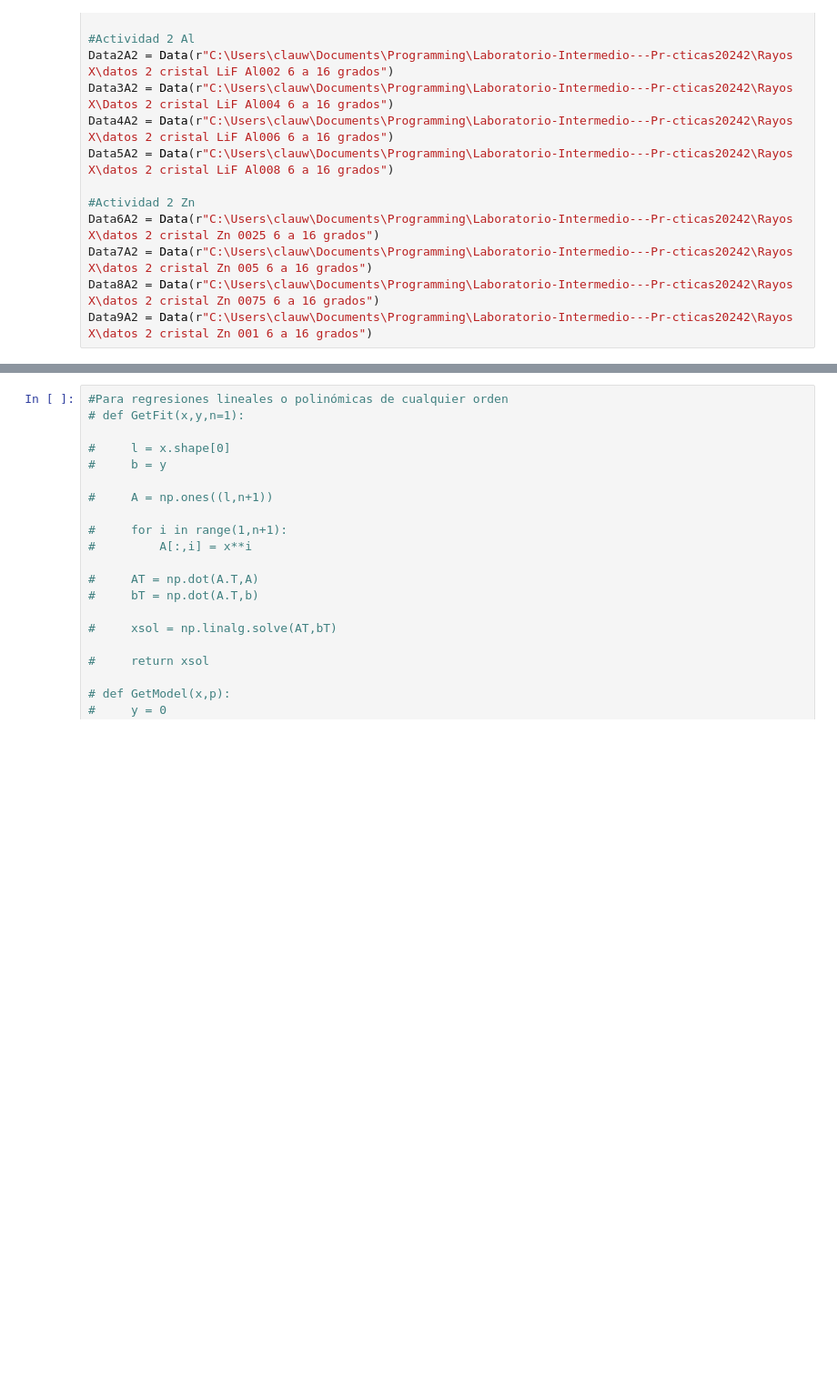
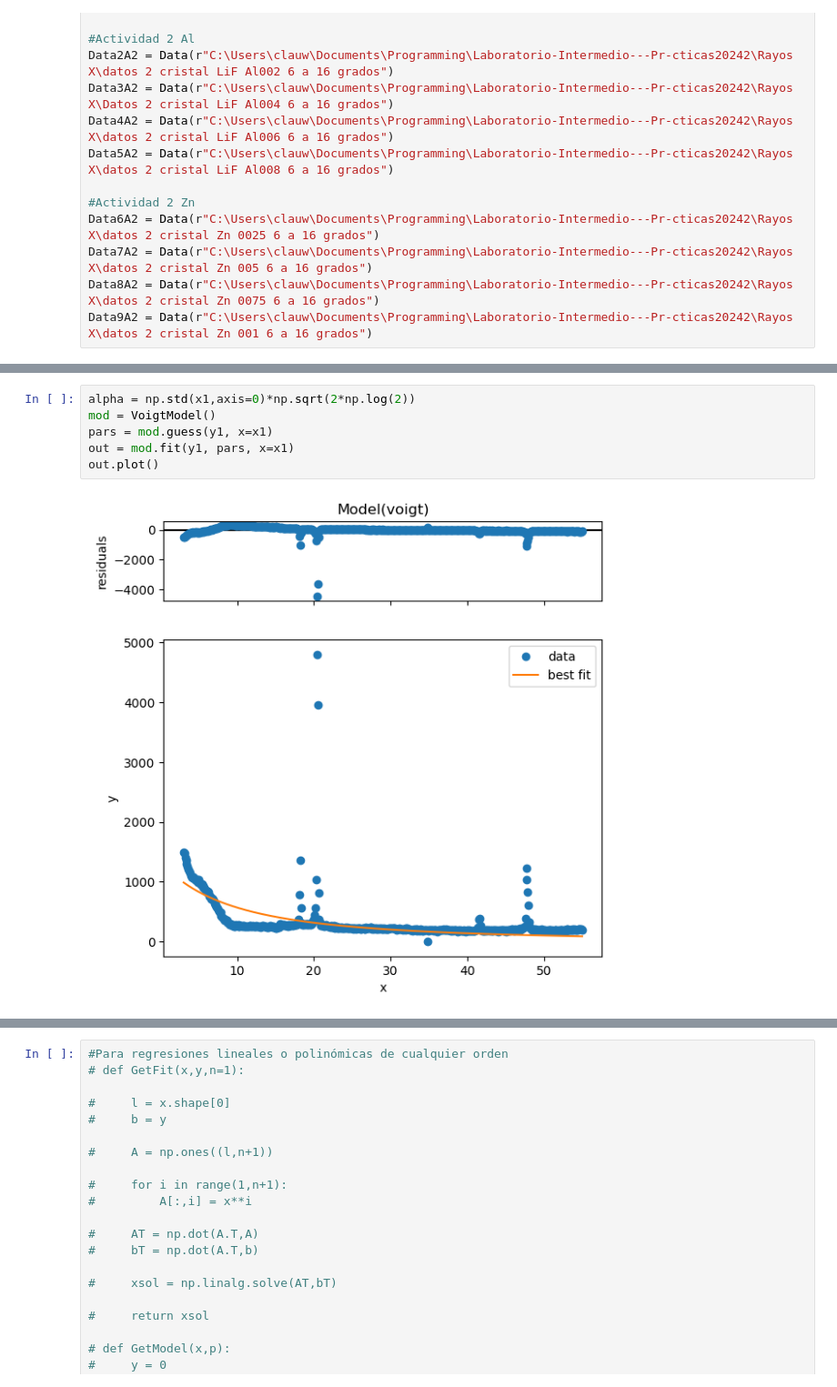
Before and after one commit to ccuellarn/Laboratorio-Intermedio---Pr-cticas20242, a Jupyter notebook: Rayos X/Rayos X.ipynb, the cells around one changed output, grey strips where cells are left out. Shown at 91% size. Drawn from its saved outputs; the diff is of its cells as text; blank space fills up the shorter version.

```diff
--- a/Rayos X/Rayos X.ipynb
+++ b/Rayos X/Rayos X.ipynb
@@ -36,0 +50,8 @@ Data9A2 = Data(r"C:\Users\clauw\Documents\Programming\Laboratorio-Intermedio---P
+# %%
+alpha = np.std(x1,axis=0)*np.sqrt(2*np.log(2))
+mod = VoigtModel()
+pars = mod.guess(y1, x=x1)
+out = mod.fit(y1, pars, x=x1)
+out.plot()
+# %% [output]
+[figure, added]
```
Also changed, not shown: parts of 4 cells of this notebook, 20 other files.
